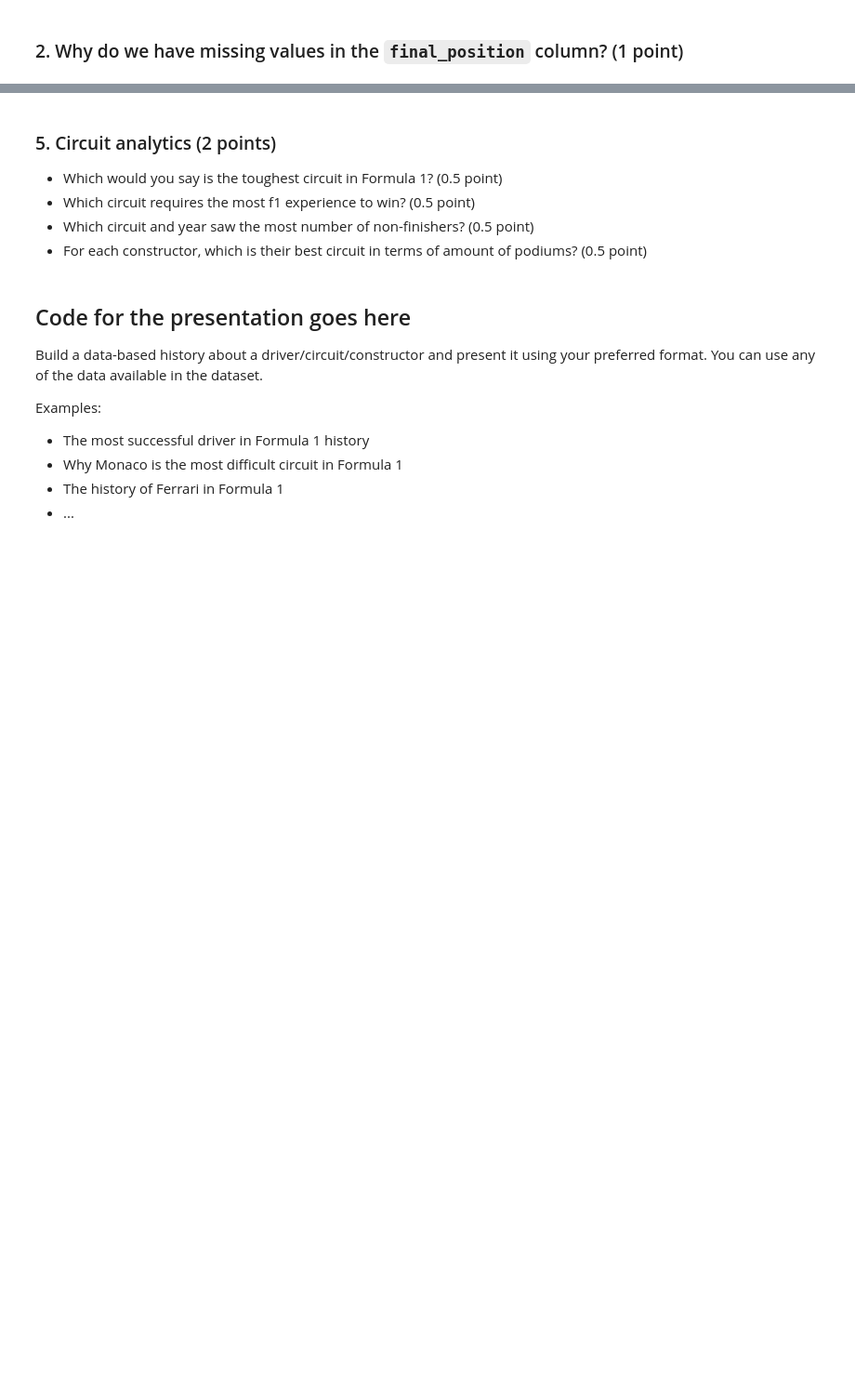
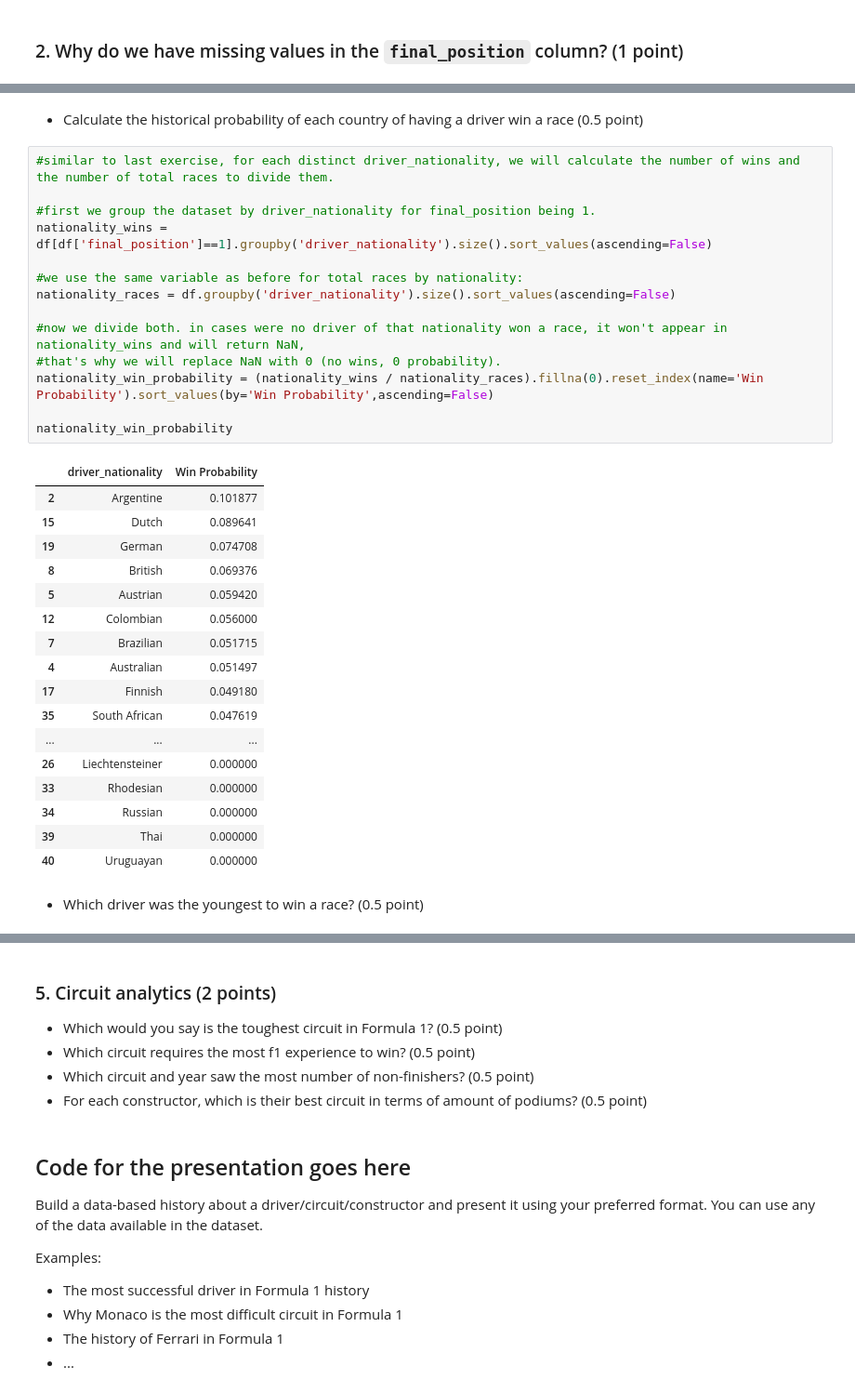
Before and after one commit to pablogalleg/python_assignment, a Jupyter notebook: group_assignment.ipynb, the cells around one changed output, grey strips where cells are left out. Shown at 93% size. Saved outputs shown, nothing was run; the diff lists cells and outputs as text; blank space fills up the shorter version.

```diff
--- a/group_assignment.ipynb
+++ b/group_assignment.ipynb
@@ -96,0 +480,36 @@ df[:10]
+# %% [markdown]
+* Calculate the historical probability of each country of having a driver win a race (0.5 point)
+# %%
+#similar to last exercise, for each distinct driver_nationality, we will calculate the number of wins and the number of total races to divide them.
+
+#first we group the dataset by driver_nationality for final_position being 1.
+nationality_wins = df[df['final_position']==1].groupby('driver_nationality').size().sort_values(ascending=False)
+
+#we use the same variable as before for total races by nationality:
+nationality_races = df.groupby('driver_nationality').size().sort_values(ascending=False)
+
+#now we divide both. in cases were no driver of that nationality won a race, it won't appear in nationality_wins and will return NaN,
+#that's why we will replace NaN with 0 (no wins, 0 probability).
+nationality_win_probability = (nationality_wins / nationality_races).fillna(0).reset_index(name='Win Probability').sort_values(by='Win Probability',ascending=False)
+
+nationality_win_probability
+# %% [output]
+|  | driver_nationality | Win Probability |
+| 2 | Argentine | 0.101877 |
+| 15 | Dutch | 0.089641 |
+| 19 | German | 0.074708 |
+| 8 | British | 0.069376 |
+| 5 | Austrian | 0.059420 |
+| 12 | Colombian | 0.056000 |
+| 7 | Brazilian | 0.051715 |
+| 4 | Australian | 0.051497 |
+| 17 | Finnish | 0.049180 |
+| 35 | South African | 0.047619 |
+| ... | ... | ... |
+| 26 | Liechtensteiner | 0.000000 |
+| 33 | Rhodesian | 0.000000 |
+| 34 | Russian | 0.000000 |
+| 39 | Thai | 0.000000 |
+| 40 | Uruguayan | 0.000000 |
+# %% [markdown]
+* Which driver was the youngest to win a race? (0.5 point)
```
Also changed, not shown: parts of 37 cells of this notebook.
